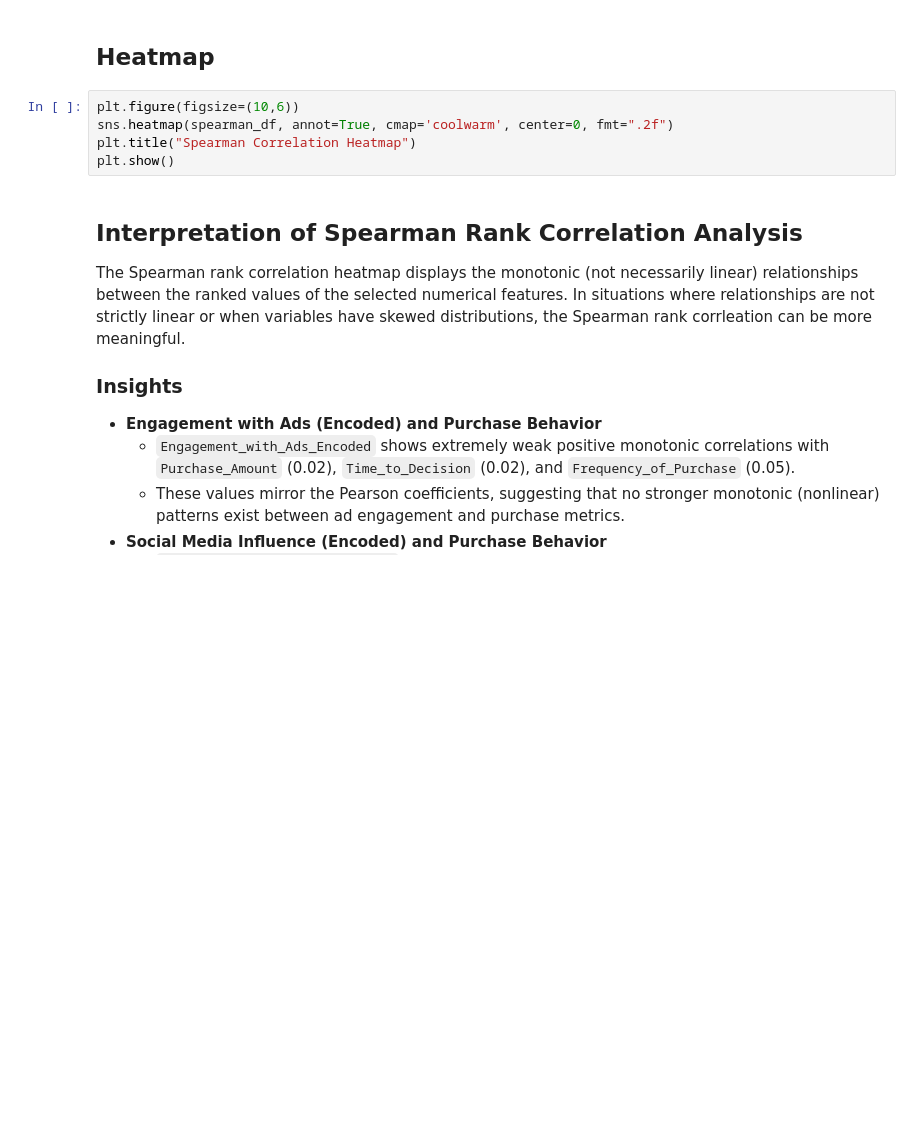
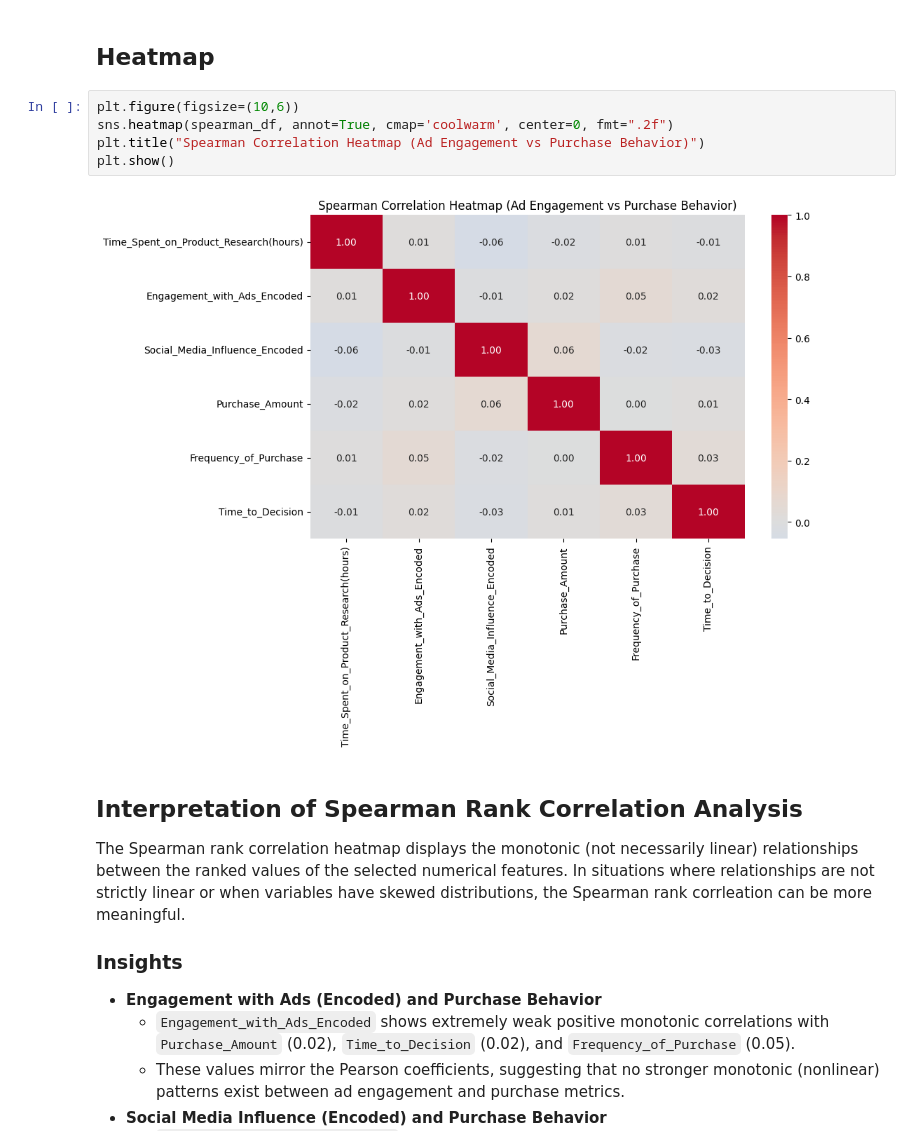
Before and after one commit to cwjng/si671-final-project, a Jupyter notebook: ad_correlation_analysis.ipynb, the cells around one changed output. Drawn from its saved outputs; the diff is of its cells as text; blank space fills up the shorter version.

```diff
--- a/ad_correlation_analysis.ipynb
+++ b/ad_correlation_analysis.ipynb
@@ -245,8 +254,10 @@ spearman_df
 # %%
 plt.figure(figsize=(10,6))
 sns.heatmap(spearman_df, annot=True, cmap='coolwarm', center=0, fmt=".2f")
-plt.title("Spearman Correlation Heatmap")
+plt.title("Spearman Correlation Heatmap (Ad Engagement vs Purchase Behavior)")
 plt.show()
+# %% [output]
+[figure, added]
 # %% [markdown]
 ## Interpretation of Spearman Rank Correlation Analysis
 
```
Also changed, not shown: parts of 7 cells of this notebook.
